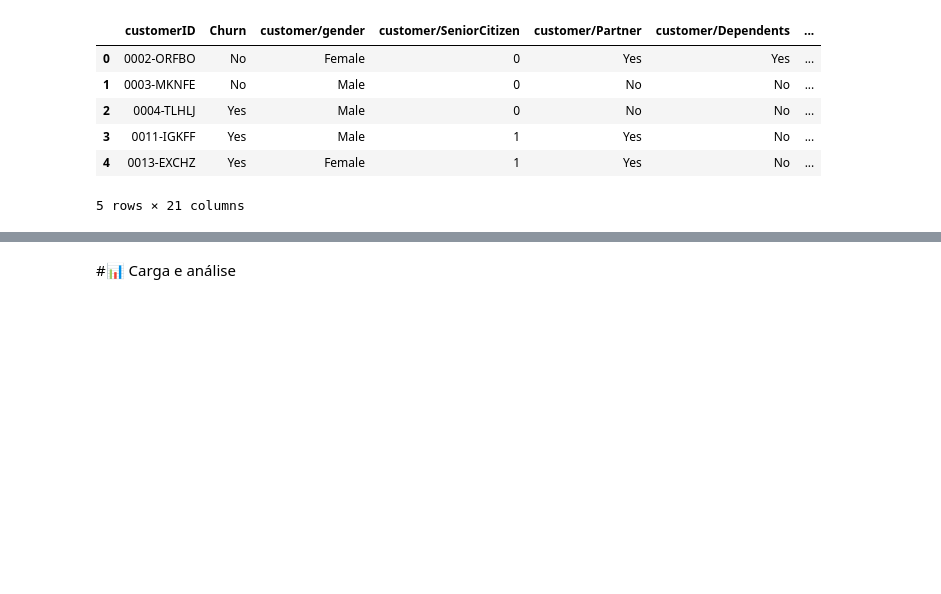
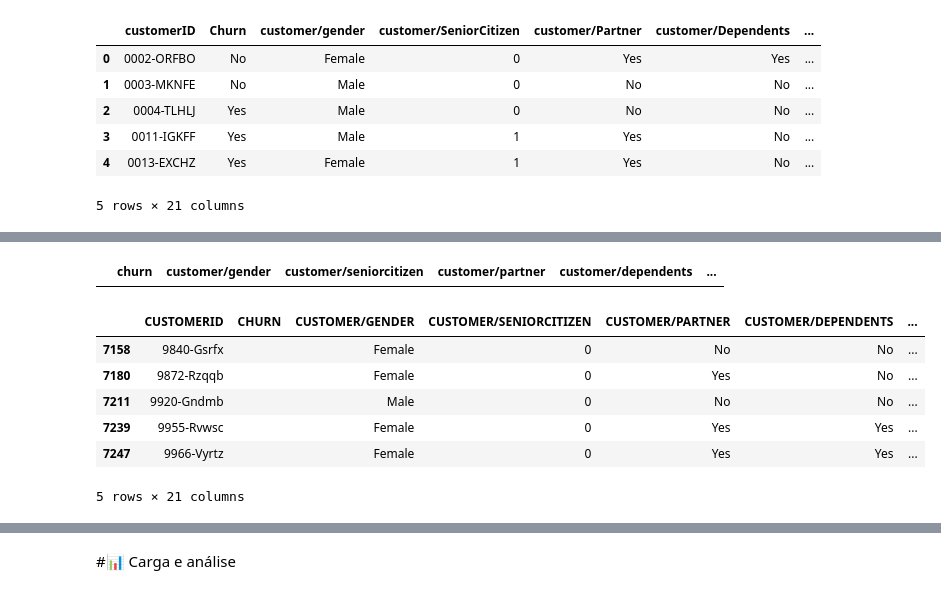
Before and after one commit to isadoramelo95/Challenge_Telecomx, a Jupyter notebook: TelecomX_BR.ipynb, the cells around one changed output, grey strips where cells are left out. Cells and saved outputs as stored; diff of their text form; code cells hidden in the pictures; blank space fills up the shorter version.

```diff
--- a/TelecomX_BR.ipynb
+++ b/TelecomX_BR.ipynb
@@ -36,0 +192,15 @@ dados.head()
+# %%
+churn_desconhecido = dados.query('churn == ""')
+churn_desconhecido.head()
+# %% [output]
+|  | churn | customer/gender | customer/seniorcitizen | customer/partner | customer/dependents | ... |
+# %%
+churn_desconhecido.tail()
+# %% [output]
+|  | CUSTOMERID | CHURN | CUSTOMER/GENDER | CUSTOMER/SENIORCITIZEN | CUSTOMER/PARTNER | CUSTOMER/DEPENDENTS | ... |
+| 7158 | 9840-Gsrfx |  | Female | 0 | No | No | ... |
+| 7180 | 9872-Rzqqb |  | Female | 0 | Yes | No | ... |
+| 7211 | 9920-Gndmb |  | Male | 0 | No | No | ... |
+| 7239 | 9955-Rvwsc |  | Female | 0 | Yes | Yes | ... |
+| 7247 | 9966-Vyrtz |  | Female | 0 | Yes | Yes | ... |
+5 rows × 21 columns
```
Also changed, not shown: parts of 18 cells of this notebook.
